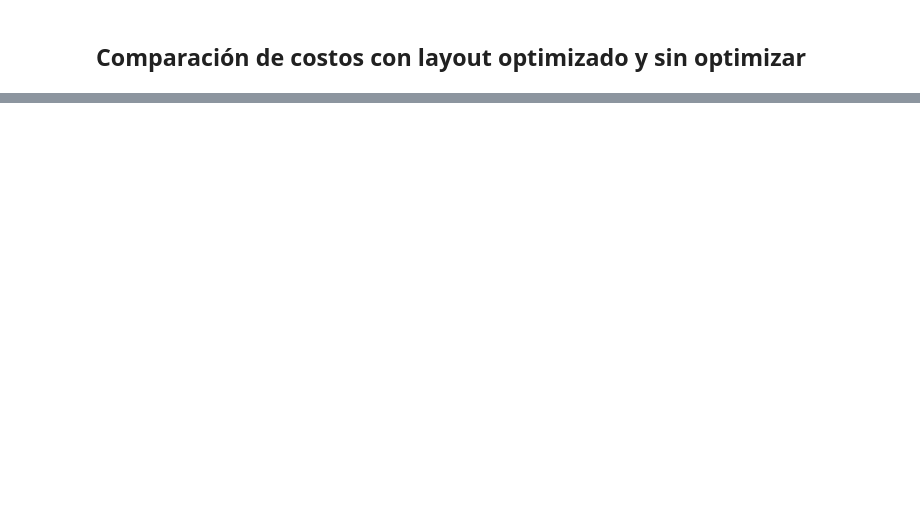
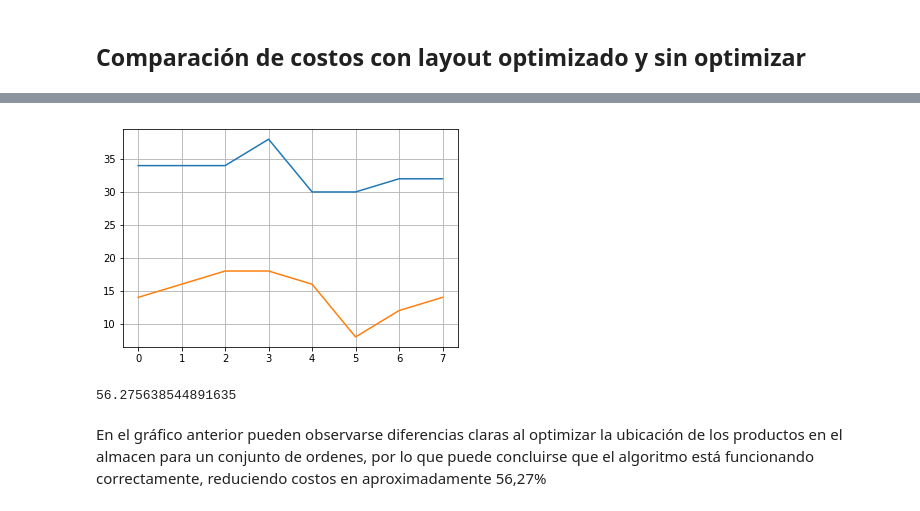
Before and after one commit to GinoAvanzini/IA2_2019, a Jupyter notebook: TP_1/genetic-test.ipynb, the cells around one changed output, grey strips where cells are left out. Cells and saved outputs as stored; diff of their text form; code cells hidden in the pictures; blank space fills up the shorter version.

```diff
--- a/TP_1/genetic-test.ipynb
+++ b/TP_1/genetic-test.ipynb
@@ -88,0 +96,42 @@ plt.show()
+# %%
+from simulated_annealing import map_to_coord, temple_simulado, neighbours_annealing, distance
+
+cost0 = []
+cost1 = []
+
+for orden in conjunto:
+    coordenadas = map_to_coord(orden)
+    _, costo = temple_simulado(coordenadas, 200, neighbours_annealing, distance)
+    cost0.append(costo)
+
+    # Generación de población inicial
+    start = []
+    for i in range(0, N_POB):
+        start.append(generate_ind())
+
+    new_layout, _ = genetic(start, [orden])
+
+    orden_estant = []
+    for prod in orden:
+        orden_estant.append(new_layout.index(prod))
+
+    coordenadas = map_to_coord(orden_estant)
+    _, costo = temple_simulado(coordenadas, 200, neighbours_annealing, distance)
+    cost1.append(costo)
+# %%
+plt.plot(cost0, label="costo con layout sin optimizar")
+plt.plot(cost1, label="costo con layout optimizado")
+plt.grid()
+# %% [output]
+[figure, added]
+# %%
+avg = 0
+for i, j in zip(cost0, cost1):
+    avg += (i - j) / i
+avg = avg * 100 / len(cost0)
+
+print(avg)
+# %% [output]
+56.275638544891635
+# %% [markdown]
+En el gráfico anterior pueden observarse diferencias claras al optimizar la ubicación de los productos en el almacen para un conjunto de ordenes, por lo que puede concluirse que el algoritmo está funcionando correctamente, reduciendo costos en aproximadamente 56,27%
```
Also changed, not shown: parts of 4 cells of this notebook, 1 other file.
